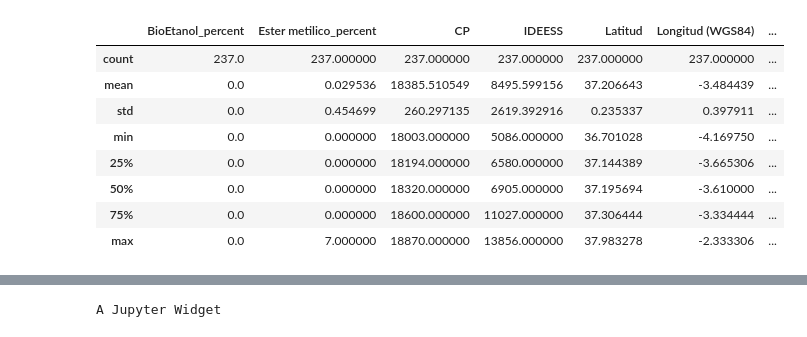
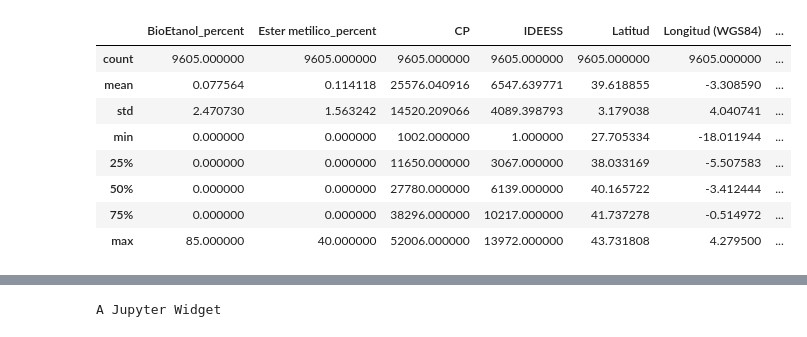
Before and after one commit to raiabril/jupyter_notebooks, a Jupyter notebook: gasolineras.ipynb, the cells around one changed output, grey strips where cells are left out. Saved outputs shown, nothing was run; the diff lists cells and outputs as text; code cells hidden in the pictures.

```diff
--- a/gasolineras.ipynb
+++ b/gasolineras.ipynb
@@ -88,0 +164,10 @@ memory usage: 212.2+ MB
+# %%
+converted_obj = pd.DataFrame()
+
+for col in data_obj.columns:
+    num_unique_values = len(data_obj[col].unique())
+    num_total_values = len(data_obj[col])
+    if num_unique_values / num_total_values < 0.5:
+        converted_obj.loc[:,col] = data_obj[col].astype('category')
+    else:
+        converted_obj.loc[:,col] = data_obj[col]
@@ -88,0 +189,5 @@ memory usage: 212.2+ MB
+# %%
+optimized_data[converted_obj.columns] = converted_obj
+print(mem_usage(data))
+print(mem_usage(optimized_data))
+optimized_data.info()
@@ -88,0 +212,6 @@ memory usage: 212.2+ MB
+# %%
+optimized_data = optimized_data[pd.notnull(optimized_data['Latitud'])]
+optimized_data = optimized_data[pd.notnull(optimized_data['Longitud (WGS84)'])]
+optimized_data = optimized_data[pd.notnull(optimized_data['Precio Gasolina 95 Proteccion'])]
+# %%
+optimized_data['Precio Gasolina 95 Proteccion Norm'] = (optimized_data['Precio Gasolina 95 Proteccion']-optimized_data['Precio Gasolina 95 Proteccion'].mean())/optimized_data['Precio Gasolina 95 Proteccion'].std()
@@ -133,18 +263,18 @@ datetime.datetime.now().hour
 # %%
-dataRecent = data.loc[data.DATE.dt.day == datetime.datetime.now().day]
-dataRecent = dataRecent.loc[dataRecent.DATE.dt.hour == datetime.datetime.now().hour]
-dataRecent = dataRecent.loc[dataRecent.Provincia == 'GRANADA']
+dataRecent = optimized_data.loc[optimized_data.DATE.dt.day == datetime.datetime.now().day]
+dataRecent = dataRecent.loc[dataRecent.DATE.dt.hour == 17]
+#dataRecent = dataRecent.loc[dataRecent.Provincia == 'GRANADA']
 dataRecent.describe()
 # %% [output]
 |  | BioEtanol_percent | Ester metilico_percent | CP | IDEESS | Latitud | Longitud (WGS84) | ... |
-| count | 237.0 | 237.000000 | 237.000000 | 237.000000 | 237.000000 | 237.000000 | ... |
-| mean | 0.0 | 0.029536 | 18385.510549 | 8495.599156 | 37.206643 | -3.484439 | ... |
-| std | 0.0 | 0.454699 | 260.297135 | 2619.392916 | 0.235337 | 0.397911 | ... |
-| min | 0.0 | 0.000000 | 18003.000000 | 5086.000000 | 36.701028 | -4.169750 | ... |
-| 25% | 0.0 | 0.000000 | 18194.000000 | 6580.000000 | 37.144389 | -3.665306 | ... |
-| 50% | 0.0 | 0.000000 | 18320.000000 | 6905.000000 | 37.195694 | -3.610000 | ... |
-| 75% | 0.0 | 0.000000 | 18600.000000 | 11027.000000 | 37.306444 | -3.334444 | ... |
-| max | 0.0 | 7.000000 | 18870.000000 | 13856.000000 | 37.983278 | -2.333306 | ... |
+| count | 9605.000000 | 9605.000000 | 9605.000000 | 9605.000000 | 9605.000000 | 9605.000000 | ... |
+| mean | 0.077564 | 0.114118 | 25576.040916 | 6547.639771 | 39.618855 | -3.308590 | ... |
+| std | 2.470730 | 1.563242 | 14520.209066 | 4089.398793 | 3.179038 | 4.040741 | ... |
+| min | 0.000000 | 0.000000 | 1002.000000 | 1.000000 | 27.705334 | -18.011944 | ... |
+| 25% | 0.000000 | 0.000000 | 11650.000000 | 3067.000000 | 38.033169 | -5.507583 | ... |
+| 50% | 0.000000 | 0.000000 | 27780.000000 | 6139.000000 | 40.165722 | -3.412444 | ... |
+| 75% | 0.000000 | 0.000000 | 38296.000000 | 10217.000000 | 41.737278 | -0.514972 | ... |
+| max | 85.000000 | 40.000000 | 52006.000000 | 13972.000000 | 43.731808 | 4.279500 | ... |
 # %%
 dataRecent['Precio Gasolina 95 Proteccion'].describe()
 # %% [output]
```
Also changed, not shown: parts of 34 cells of this notebook.
